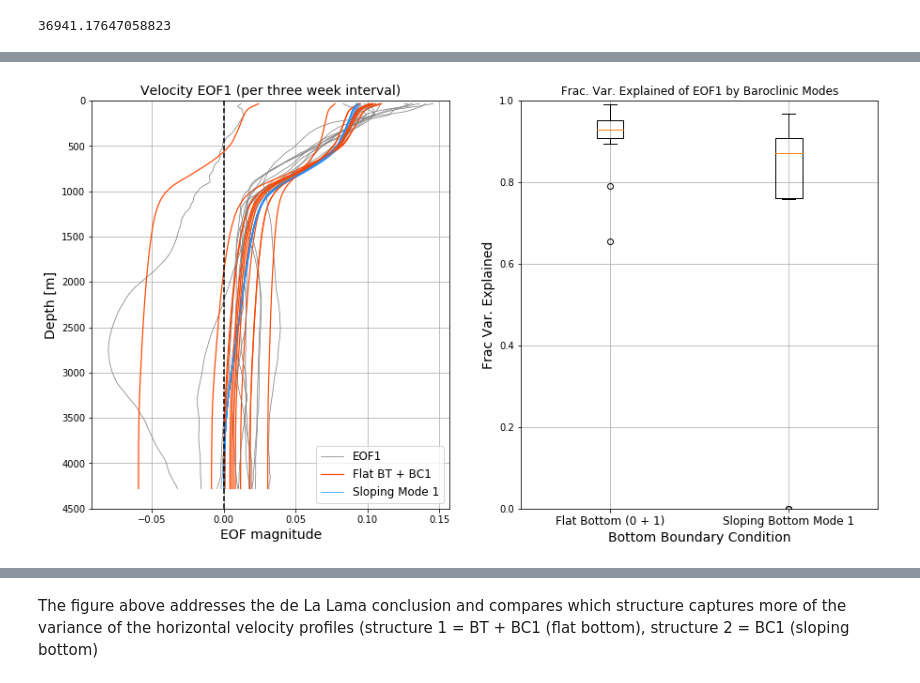
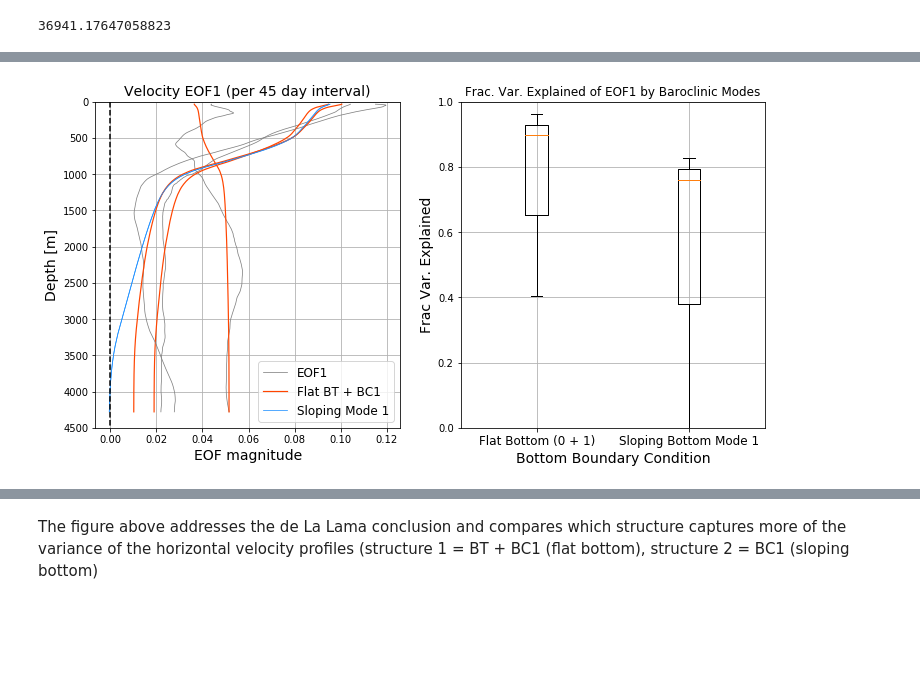
Before and after one commit to jakesteinberg/geostrophic_turbulence, a Jupyter notebook: bats_dg_2015_mode_projections.ipynb, the cells around one changed output, grey strips where cells are left out. Saved outputs shown, nothing was run; the diff lists cells and outputs as text; code cells hidden in the pictures; blank space fills up the shorter version.

Commit message:
split bats notebooks into initial and second, expanding model anaylsis to get statisitics

```diff
--- a/bats_dg_2015_mode_projections.ipynb
+++ b/bats_dg_2015_mode_projections.ipynb
@@ -830,0 +465,7 @@ array([ 0.,  0.,  0.,  0.,  0.,  0.,  0.,  0.,  0.,  0.,  0.,  0.,  0.,
+# %%
+f, ax = plt.subplots()
+for i in range(np.shape(Uzqa)[1]):
+    ax.plot(Uzqa[:, i], grid_check)
+ax.set_xlim([-.4, .4])
+ax.invert_yaxis()
+plot_pro(ax)
@@ -832,10 +499,10 @@ array([ 0.,  0.,  0.,  0.,  0.,  0.,  0.,  0.,  0.,  0.,  0.,  0.,  0.,
 # --- plot velocity EOFs
 matplotlib.rcParams['figure.figsize'] = (15,8)
 f, (ax, ax2, ax3, ax4) = plt.subplots(1, 4, sharey=True)
-for i in range(np.shape(V2)[1]):
-    ax.plot(V2[:, i], grid, color='#5F9EA0', linewidth=0.75)
-ax.plot(np.nanmean(np.abs(V2), axis=1), grid, color='k', label='Average |V|')
-ax.set_xlim([-.75, .75])
+for i in range(np.shape(mw_v_good)[1]):
+    ax.plot(V4[:, i], grid_check, color='#5F9EA0', linewidth=0.75)
+ax.plot(np.nanmean(np.abs(V4), axis=1), grid_check, color='k', label='Average |V|')
+ax.set_xlim([-.25, .65])
 ax.set_ylim([0, 4750])
 ax.set_title('Cross-Track Velocity [v]', fontsize=12)
 ax.set_xlabel('m/s', fontsize=16)
@@ -852,7 +519,7 @@ for i in range(3):
 #     ax3.plot(V_xi_zqa[:, i], grid_check, label=r'PEV$_{' + str(i + 1) + '}$ = ' + str(100 * np.round(PEV_xi[i], 3)),
 #                 linewidth=2)
     ax3.plot(Gz[:, i], grid, label='Mode' + str(i), linewidth=2)
-    ax4.plot(F[:, i], grid, label='Mode' + str(i), linewidth=2)
+    ax4.plot(F[:, i + 1], grid, label='Mode' + str(i), linewidth=2)
 
     # if i < 1:
     #     ax4.plot(F_int[:, i] + np.nanmax(np.abs(F_int[:, i])), grid)
@@ -877,5 +544,5 @@ ax2.grid()
 ax3.grid()
 ax.invert_yaxis()
 plot_pro(ax4)
-f.savefig("/Users/jake/Documents/baroclinic_modes/Meetings/meeting_3_27_19/dg_bats_v_eof_tot.jpg", dpi=300)
+f.savefig("/Users/jake/Documents/baroclinic_modes/Meetings/meeting_19_04_18/dg_bats_v_eof_tot.jpg", dpi=300)
 # %% [output]
@@ -894,35 +565,44 @@ def functi_2(p, xe, xb, xs):
     return fsq.sum()
 
 # loop over every two weeks (to obtain statistics)
-T_week = np.arange(Time2.min(), Time2.max(), 21)
-check1 = 7      # upper index to include in eof computation
-check2 = -10    # lower index to include in eof computation
-grid_check = grid[check1:check2]
-Uzq = V2[check1:check2, :].copy()
+T_week = np.arange(mw_time_good.min(), mw_time_good.max(), 90)
+V4 = V_ordered[check1:check2, :].copy()
+for i in range(np.shape(V4)[1]):
+    up_avg = np.nanmean(V4[0:50, i])
+    if up_avg < 0:
+        V4[:, i] = -1.0 * V4[:, i]
+
+checkk = np.zeros(np.shape(V4)[1])
+for j in range(np.shape(V4)[1]):
+    checkk[j] = np.sum(np.isnan(V4[:, j]))
+Uzq = V4[:, checkk < 1].copy()
+Time_ordered_c = Time_ordered[checkk < 1]
 
 PEV_per = np.nan * np.ones((len(T_week) - 1, 10))
 fvu1_per = np.nan * np.ones(len(T_week) - 1)
 fvu2_per = np.nan * np.ones(len(T_week) - 1)
 bc1 = Gz[check1:check2, 0]  # flat bottom (modes 0)
-bc11 = + Gz[check1:check2, 1]  # flat bottom (modes 1)
-bc2 = F[check1:check2, 0]  # sloping bottom  (modes 1 + 2 ... there is no barotropic mode)
+bc11 = Gz[check1:check2, 1]  # flat bottom (modes 1)
+bc2 = F[check1:check2, 1]  # sloping bottom  (modes 1 + 2 ... there is no barotropic mode)
+matplotlib.rcParams['figure.figsize'] = (12,6)
 f, (ax, ax1) = plt.subplots(1, 2)
 AGz_eof = np.nan * np.ones((nmodes, len(T_week) - 1))
 AF_eof = np.nan * np.ones((nmodes, len(T_week) - 1))
 for i in range(len(T_week) - 1):
     if i >= (len(T_week) - 2):
-        V4 = Uzq[:, (Time_ordered > T_week[i])].copy()
+        V5 = Uzq[:, (Time_ordered_c > T_week[i])].copy()
     else:
-        V4 = Uzq[:, (Time_ordered > T_week[i]) & (Time_ordered < T_week[i + 1])].copy()
-    checkk = np.zeros(np.shape(V4)[1])
-    for j in range(np.shape(V4)[1]):
-        checkk[j] = np.sum(np.isnan(V4[:, j]))
-    V4 = V4[:, checkk < 1]
+        V5 = Uzq[:, (Time_ordered_c > T_week[i]) & (Time_ordered_c < T_week[i + 1])].copy()
+    checkk = np.zeros(np.shape(V5)[1])
+    for j in range(np.shape(V5)[1]):
+        checkk[j] = np.sum(np.isnan(V5[:, j]))
+    V5 = V5[:, checkk < 1]
 
     print(checkk)
-    nq = np.size(V4[0, :])
+    nq = np.size(V5[0, :])
     avg_Uzq = np.nanmean(np.transpose(Uzq), axis=0)
-    Uzqa = V4 - np.transpose(np.tile(avg_Uzq, [nq, 1]))
+    # subtract avg profile for this interval
+    Uzqa = V5 - np.transpose(np.tile(avg_Uzq, [nq, 1]))
     cov_Uzqa = (1 / nq) * np.matrix(Uzqa) * np.matrix(np.transpose(Uzqa))
     D_Uzqa, V_Uzqa = np.linalg.eig(cov_Uzqa)
     t1 = np.real(D_Uzqa[0:10])
@@ -930,17 +610,23 @@ for i in range(len(T_week) - 1):
     PEV_per[i, :] = (t1 / np.sum(t1))
     # percent variance explained of each eof by baroclinic modes with either bottom boundary condition
     eof1 = np.array(np.real(V_Uzqa[:, 0]))
+
     # -- minimize mode shapes onto eof shape
-    p = np.array([0.8 * eof1.min() / np.max(np.abs(F[:, 0])), 0.8 * eof1.min() / np.max(np.abs(F[:, 0]))])
-    p2 = 0.8 * eof1.min() / np.max(np.abs(F[:, 0]))
+    # initial guesses
+    p = np.array([0.8 * eof1.min() / np.max(np.abs(F[:, 1])), 0.8 * eof1.min() / np.max(np.abs(F[:, 1]))])
+    p2 = 0.8 * eof1.min() / np.max(np.abs(F[:, 1]))
     ins1 = np.transpose(np.concatenate([eof1, bc1[:, np.newaxis], bc11[:, np.newaxis]], axis=1))
     ins2 = np.transpose(np.concatenate([eof1, bc2[:, np.newaxis]], axis=1))
-    min_p1 = fmin(functi_2, p, args=(tuple(ins1)))
-    min_p2 = fmin(functi_1, p2, args=(tuple(ins2)))
+    min_p1 = fmin(functi_2, p, args=(tuple(ins1)), disp=0)
+    min_p2 = fmin(functi_1, p2, args=(tuple(ins2)), disp=0)
+
+    # mode 0 + mode 1 (flat bottom)
     fvu1_per[i] = 1 - (np.sum((eof1[:, 0] - (bc1 * min_p1[0] + bc11 * min_p1[1])) ** 2) /
                     np.sum((eof1 - np.mean(eof1)) ** 2))
+    # sloping bottom
     fvu2_per[i] = 1 - (np.sum((eof1[:, 0] - bc2 * min_p2) ** 2) / np.sum((eof1 - np.mean(eof1)) ** 2))
 
+    # plot
     if np.nanmean(bc1[0:6] * min_p1[0] + bc11[0:6] * min_p1[1]) < 0:  # np.nanmean(eof1[0:20] < 0):
         if fvu1_per[i] > 0:
             ax.plot(-1 * eof1, grid_check, color='#808080', linewidth=0.75, label='EOF1')
@@ -955,8 +641,8 @@ for i in range(len(T_week) - 1):
             ax.plot(bc2 * min_p2, grid_check, color='#1E90FF', linewidth=0.75, label='Sloping Mode 1')
 ax.plot([0, 0], [0, 4500], color='k', linestyle='--')
 handles, labels = ax.get_legend_handles_labels()
-ax.legend([handles[0], handles[1], handles[2]], [labels[0], labels[1], labels[2]], fontsize=12)
-ax.set_title('Velocity EOF1 (per three week interval)', fontsize=14)
+ax.legend([handles[0], handles[1], handles[-1]], [labels[0], labels[1], labels[-1]], fontsize=12)
+ax.set_title('Velocity EOF1 (per 45 day interval)', fontsize=14)
 ax.set_ylabel('Depth [m]', fontsize=14)
 ax.set_xlabel('EOF magnitude', fontsize=14)
 ax.set_ylim([0, 4500])
@@ -985,5 +671,5 @@ ax1.set_xticklabels(['Flat Bottom (0 + 1)', 'Sloping Bottom Mode 1'], fontsize=1
 # ax2.set_ylim([0, 1])
 ax.grid()
 plot_pro(ax1)
-# f.savefig("/Users/jake/Documents/baroclinic_modes/Meetings/meeting_3_27_19/dg_bats_v_eofs.jpg", dpi=300)
+f.savefig("/Users/jake/Documents/baroclinic_modes/Meetings/meeting_19_04_18/dg_bats_v_eofs.jpg", dpi=300)
 # %% [output]
@@ -1007 +684 @@ Optimization terminated successfully.
-[figure, old version]
+[figure, new version]
```
Also changed, not shown: parts of 47 cells of this notebook, 5 other files.
